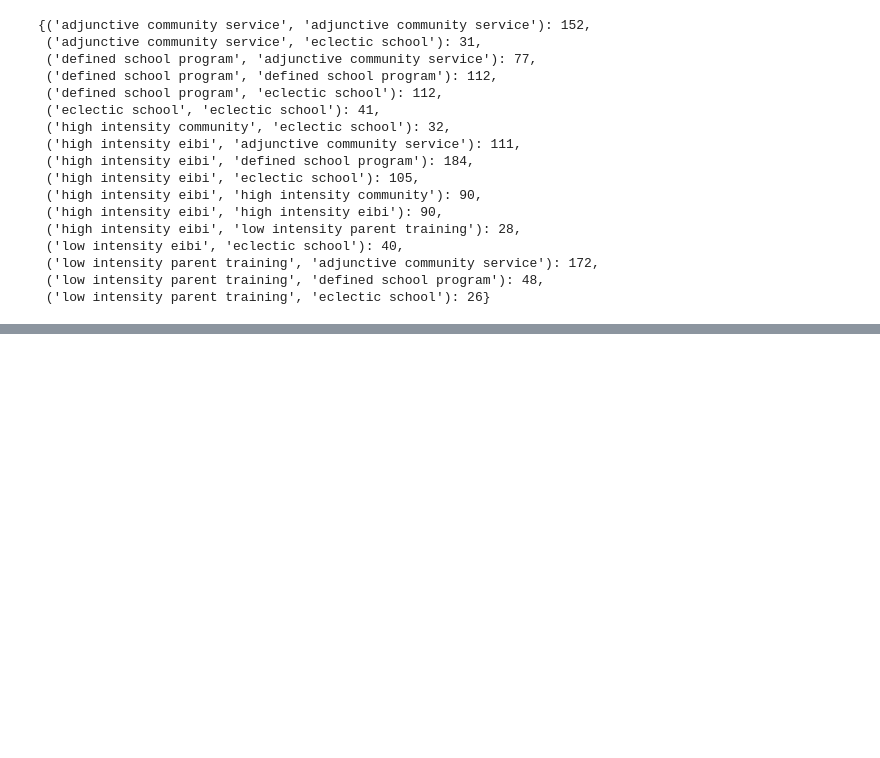
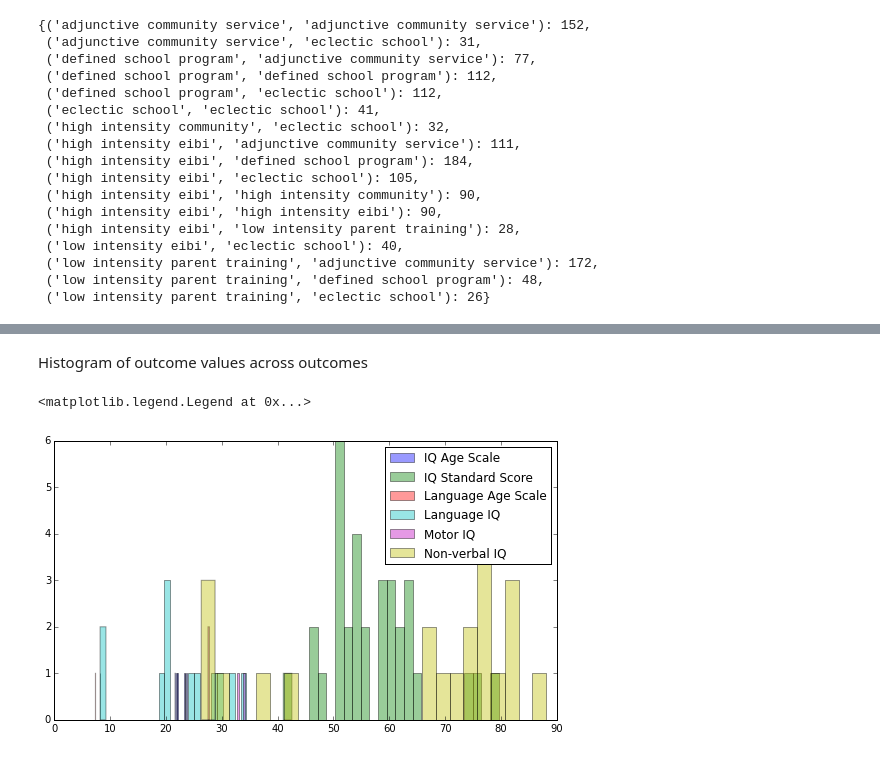
Before and after one commit to fonnesbeck/autism_intervention_MA, a Jupyter notebook: ASD Interventions Meta-analysis.ipynb, the cells around one changed output, grey strips where cells are left out. Cells and saved outputs as stored; diff of their text form; code cells hidden in the pictures; blank space fills up the shorter version.

```diff
--- a/ASD Interventions Meta-analysis.ipynb
+++ b/ASD Interventions Meta-analysis.ipynb
@@ -54,7 +64,7 @@ cognition_outcomes.cognition_outcome = cognition_outcomes.cognition_outcome.repl
 Drop outcomes that cannot be categorized
 # %%
 cognition_outcomes = cognition_outcomes[cognition_outcomes.cognition_outcome.isin(
-    ['Language and communication', 'Reciprocal social interaction']) - True]
+    ['Language and communication', 'Reciprocal social interaction']) ^ True]
 # %% [markdown]
 Drop null outcomes
 # %%
@@ -339,0 +378,9 @@ cognition_data.head()
+# %% [markdown]
+Histogram of outcome values across outcomes
+# %%
+plt.figure(figsize=(9,5))
+plot_axes = cognition_data.groupby('cognition_outcome')['baseline_mean'].hist(bins=25, grid=False, alpha=0.4)
+plt.legend(plot_axes.index)
+# %% [output]
+<matplotlib.legend.Legend at 0x...>
+[figure, added]
```
Also changed, not shown: parts of 89 cells of this notebook, 5 other files.
